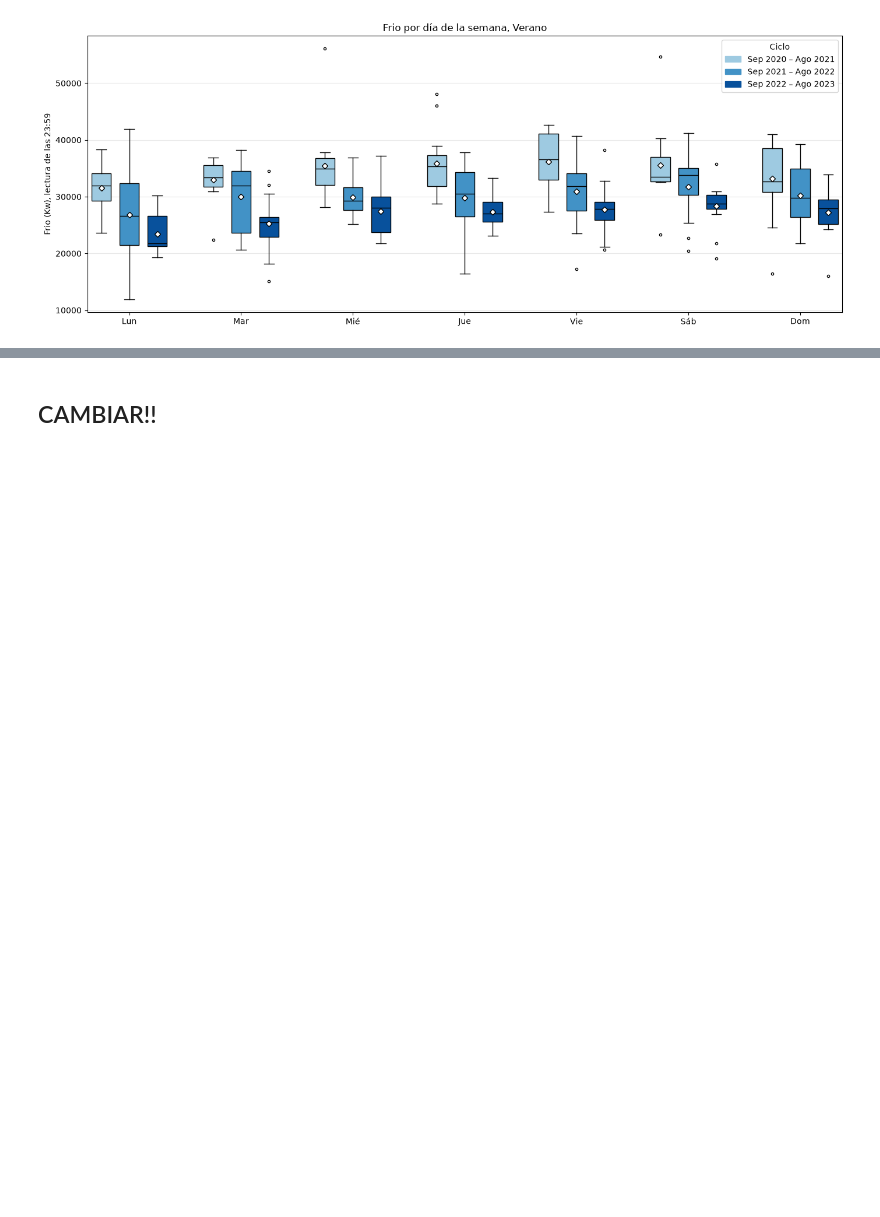
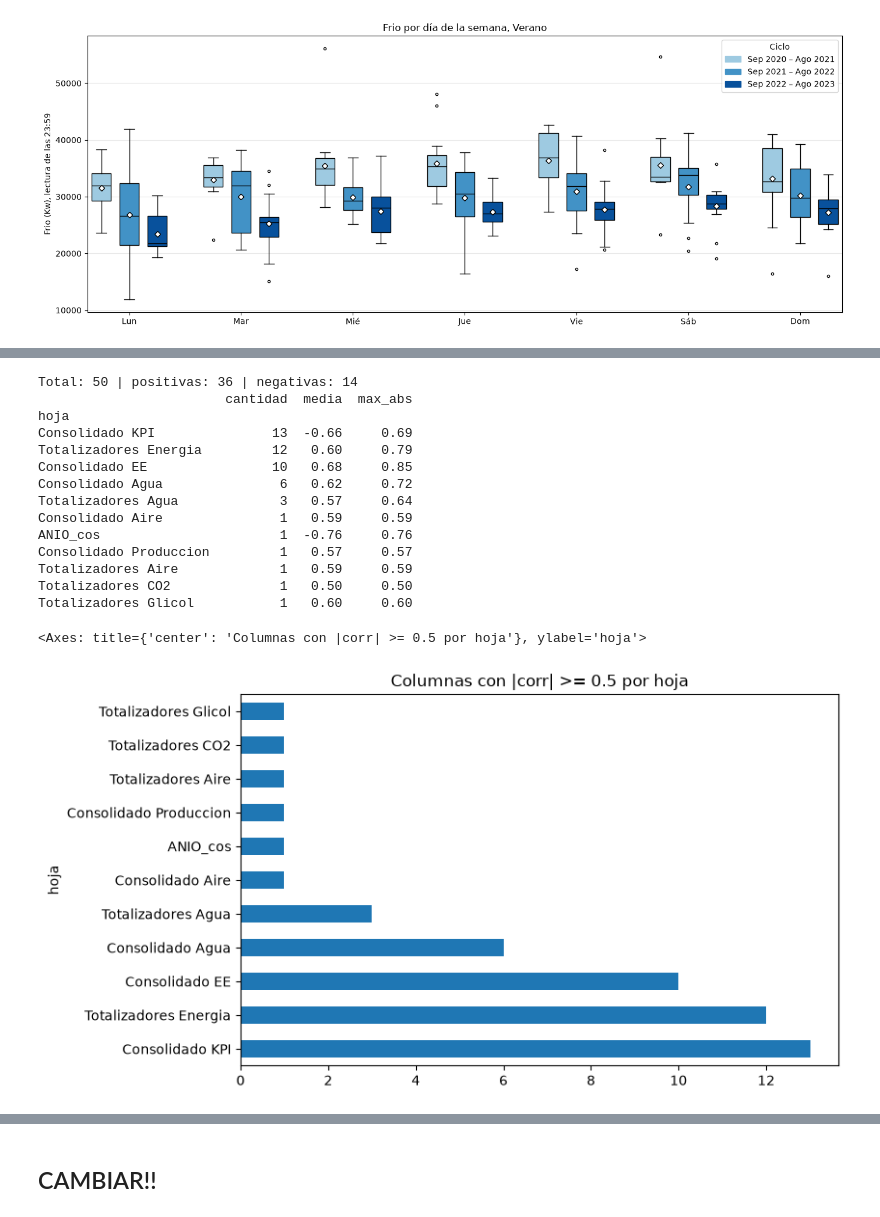
Before and after one commit to Marcjun/Cerveceria-LabDatosII, a Jupyter notebook: notebooks/eda.ipynb, the cells around one changed output, grey strips where cells are left out. Cells and saved outputs as stored; diff of their text form; code cells hidden in the pictures; blank space fills up the shorter version.

```diff
--- a/notebooks/eda.ipynb
+++ b/notebooks/eda.ipynb
@@ -1464,0 +1594,12 @@ Guardado en c:\Users\Usuario\Cerveceria-LabDatosII\data\processed\datos_base.csv
+# %%
+X = df_dias.drop(columns=["DIA", "target"])
+X = X.loc[:, X.nunique() > 1]      # descarto columnas constantes
+UMBRAL = 0.5
+METODO = "spearman"
+
+corr = X.corrwith(df_dias["target"], method=METODO).dropna()
+corr = corr[corr.abs() >= UMBRAL].sort_values(key=abs, ascending=False)
+
+print(f"{len(corr)} columnas con |corr| >= {UMBRAL}")
+corr.round(3)
+print(corr.to_string())
@@ -1464,0 +1624,29 @@ Guardado en c:\Users\Usuario\Cerveceria-LabDatosII\data\processed\datos_base.csv
+# %%
+res = pd.DataFrame({"corr": corr})
+res["hoja"] = res.index.str.split(" | ", n=1, regex=False).str[0]
+res["columna"] = res.index.str.split(" | ", n=1, regex=False).str[1]
+
+resumen = (res.groupby("hoja")["corr"]
+             .agg(cantidad="count", media="mean", max_abs=lambda s: s.abs().max())
+             .sort_values("cantidad", ascending=False))
+
+print(f"Total: {len(res)} | positivas: {(res['corr']>0).sum()} | negativas: {(res['corr']<0).sum()}")
+print(resumen.round(2).to_string())
+resumen["cantidad"].plot.barh(figsize=(8, 5), title=f"Columnas con |corr| >= {UMBRAL} por hoja")
+# %% [output]
+Total: 50 | positivas: 36 | negativas: 14
+                        cantidad  media  max_abs
+hoja
+Consolidado KPI               13  -0.66     0.69
+Totalizadores Energia         12   0.60     0.79
+Consolidado EE                10   0.68     0.85
+Consolidado Agua               6   0.62     0.72
+Totalizadores Agua             3   0.57     0.64
+Consolidado Aire               1   0.59     0.59
+ANIO_cos                       1  -0.76     0.76
+Consolidado Produccion         1   0.57     0.57
+Totalizadores Aire             1   0.59     0.59
+Totalizadores CO2              1   0.50     0.50
+Totalizadores Glicol           1   0.60     0.60
+<Axes: title={'center': 'Columnas con |corr| >= 0.5 por hoja'}, ylabel='hoja'>
+[figure, added]
```
Also changed, not shown: parts of 46 cells of this notebook, 1 other file.
